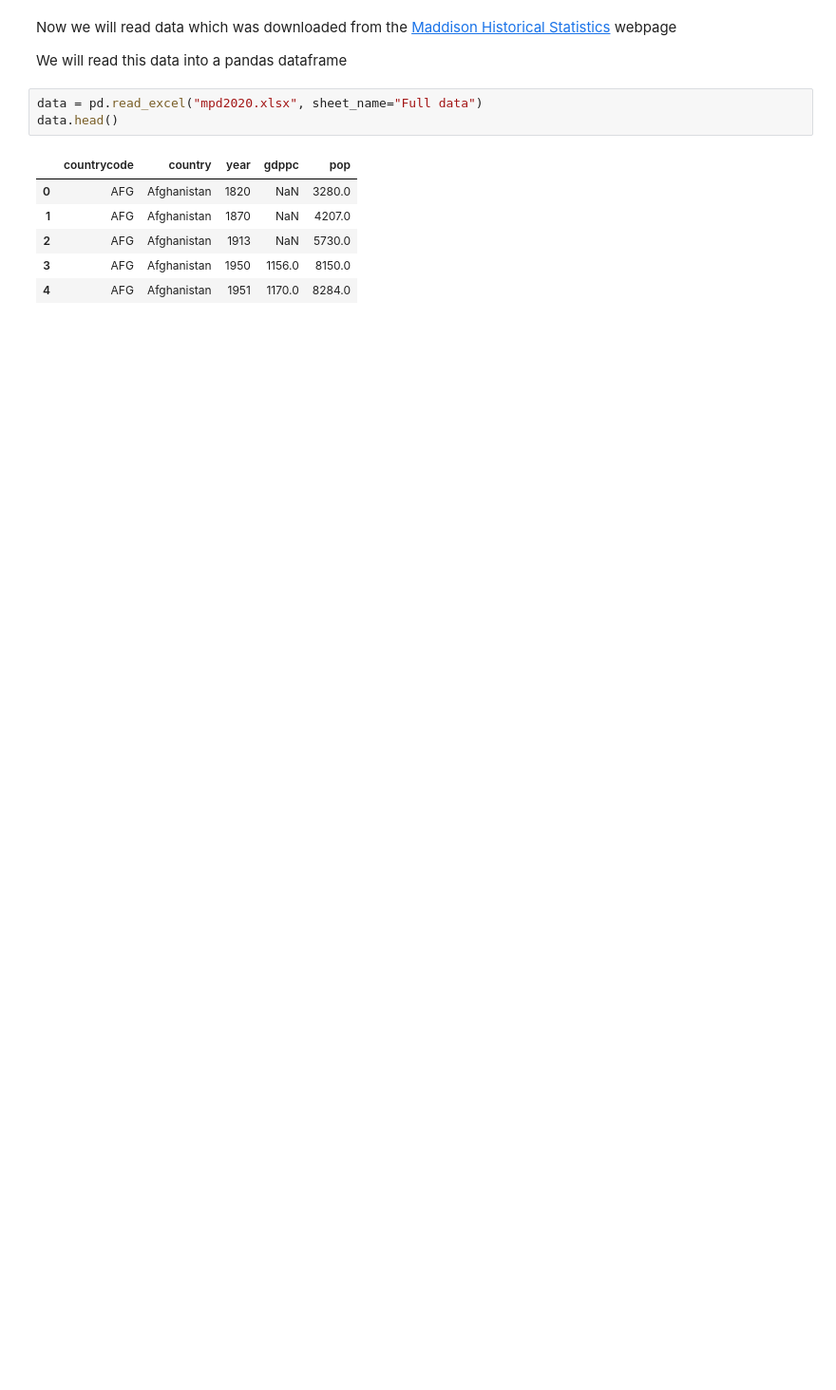
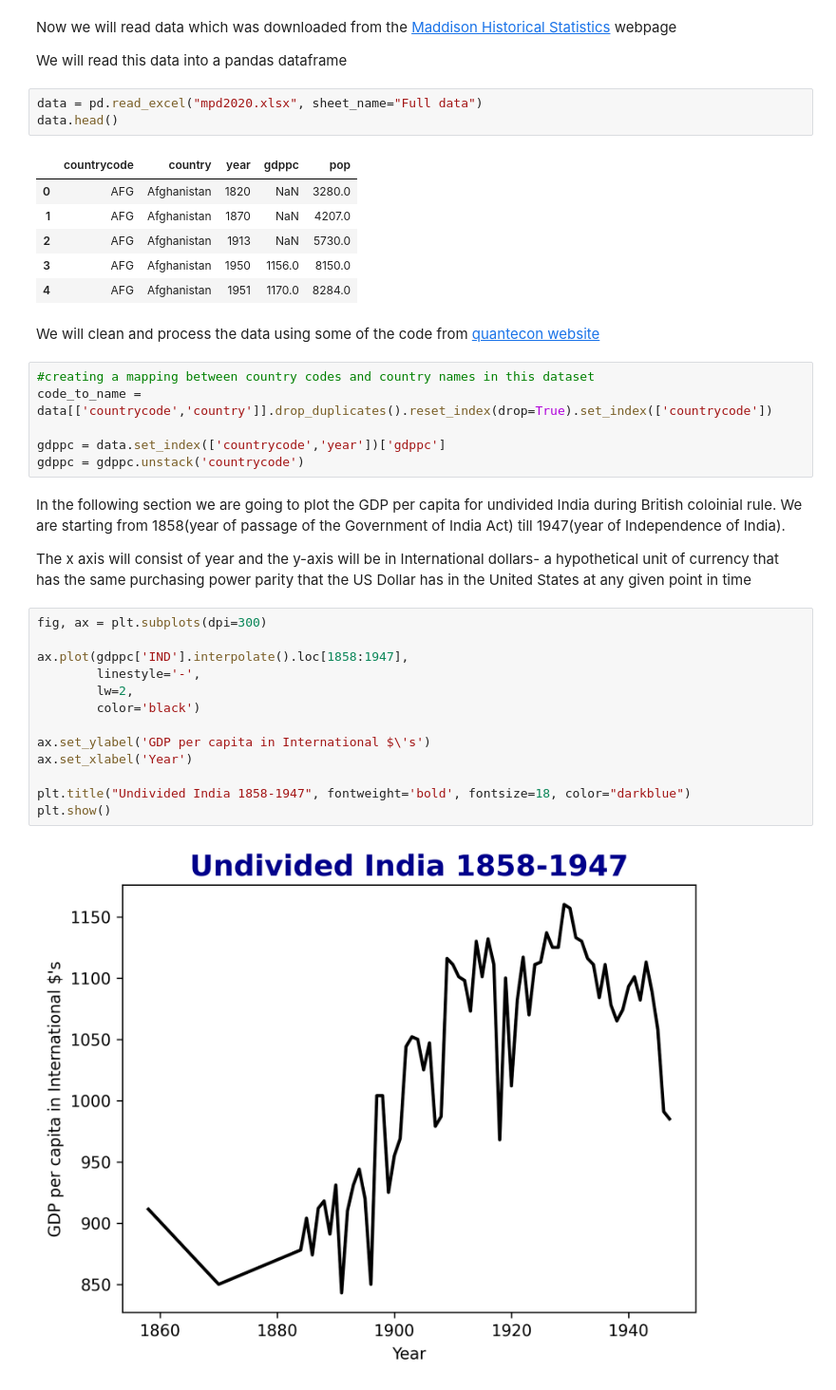
Before and after one commit to kalyanlahkar/econ-viz, a Jupyter notebook: india-time-series.ipynb, the cells around one changed output. Shown at 95% size. Saved outputs shown, nothing was run; the diff lists cells and outputs as text; blank space fills up the shorter version.

Commit message:
Added some preliminary visualization for India

```diff
--- a/india-time-series.ipynb
+++ b/india-time-series.ipynb
@@ -21,3 +23,30 @@ data.head()
 | 2 | AFG | Afghanistan | 1913 | NaN | 5730.0 |
 | 3 | AFG | Afghanistan | 1950 | 1156.0 | 8150.0 |
 | 4 | AFG | Afghanistan | 1951 | 1170.0 | 8284.0 |
+# %% [markdown]
+We will clean and process the data using some of the code from [quantecon website](https://intro.quantecon.org/long_run_growth.html)
+# %%
+#creating a mapping between country codes and country names in this dataset
+code_to_name = data[['countrycode','country']].drop_duplicates().reset_index(drop=True).set_index(['countrycode'])
+
+gdppc = data.set_index(['countrycode','year'])['gdppc']
+gdppc = gdppc.unstack('countrycode')
+# %% [markdown]
+In the following section we are going to plot the GDP per capita for undivided India during British coloinial rule. We are starting from 1858(year of passage of the Government of India Act) till 1947(year of Independence of India).
+
+The x axis will consist of year and the y-axis will be in International dollars- a hypothetical unit of currency that has the same purchasing power parity that the US Dollar has in the United States at any given point in time
+# %%
+fig, ax = plt.subplots(dpi=300)
+
+ax.plot(gdppc['IND'].interpolate().loc[1858:1947],
+        linestyle='-',
+        lw=2,
+        color='black')
+
+ax.set_ylabel('GDP per capita in International $\'s')
+ax.set_xlabel('Year')
+
+plt.title("Undivided India 1858-1947", fontweight='bold', fontsize=18, color="darkblue")
+plt.show()
+# %% [output]
+[figure, added]
```
Also changed, not shown: parts of 9 cells of this notebook.
